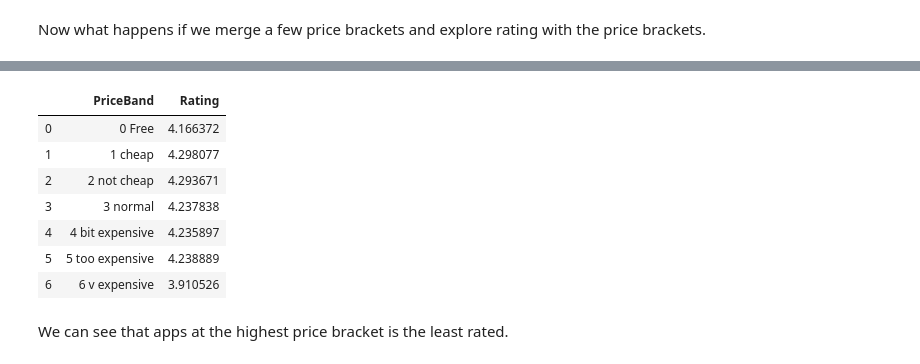
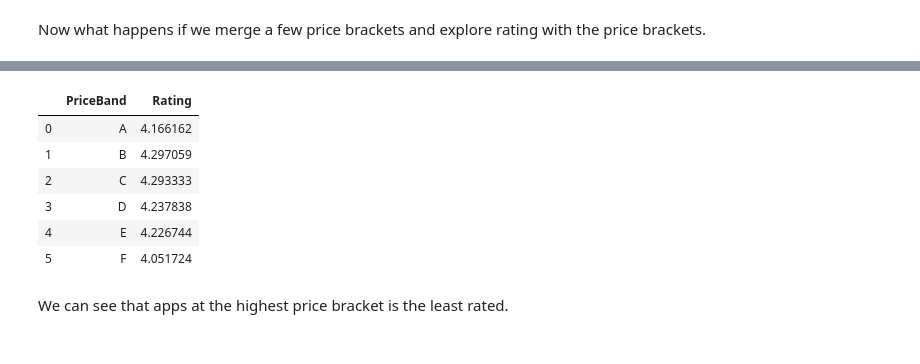
Before and after one commit to satarupa5/GooglePlayStore, a Jupyter notebook: EDA_Final.ipynb, the cells around one changed output, grey strips where cells are left out. Cells and saved outputs as stored; diff of their text form; code cells hidden in the pictures.

```diff
--- a/EDA_Final.ipynb
+++ b/EDA_Final.ipynb
@@ -358,0 +328,9 @@ There are 34 Different Categories.
+# %%
+cat_pc = df['Category'].value_counts()/df['Category'].value_counts().sum()
+type(cat_pc)
+arr = []
+for index in cat_pc.index:
+    if cat_pc[index] < 0.01:
+        arr.append(index)
+df['category_clubbed'] = np.where(df["Category"].isin(arr), "OTHERS", df['Category'])
+print("There are" , len(df['category_clubbed'].value_counts()), "Different Categories after merging.")
@@ -360,0 +428,10 @@ Communication, Social and Video Players are the most downloaded categories.
+# %%
+genre_pc = df['Genres'].value_counts()/df['Genres'].value_counts().sum()
+
+arr = []
+for index in genre_pc.index:
+    if genre_pc[index] < 0.01:
+        arr.append(index)
+df['genre_clubbed'] = np.where(df["Genres"].isin(arr), "Others", df['Genres'])
+# df['genre_clubbed'].value_counts()
+print('Now after clubbing there are', df['genre_clubbed'].nunique(), 'Genres')
@@ -423,3 +543,0 @@ print("\n", df['Genres'].unique())
-# %%
-df = df[df['Genres']!='NaN']
-# selecting the DF without NaN
@@ -518,21 +585,19 @@ Now what happens if we merge a few price brackets and explore rating with the pr
 # %%
-df.loc[ df['Price'] == 0, 'PriceBand'] = '0 Free'
-df.loc[(df['Price'] > 0) & (df['Price'] <= 0.99), 'PriceBand'] = '1 cheap'
-df.loc[(df['Price'] > 0.99) & (df['Price'] <= 2.99), 'PriceBand']   = '2 not cheap'
-df.loc[(df['Price'] > 2.99) & (df['Price'] <= 4.99), 'PriceBand']   = '3 normal'
-df.loc[(df['Price'] > 4.99) & (df['Price'] <= 14.99), 'PriceBand']   = '4 bit expensive'
-df.loc[(df['Price'] > 14.99) & (df['Price'] <= 29.99), 'PriceBand']   = '5 too expensive'
-df.loc[(df['Price'] > 29.99), 'PriceBand']  = '6 v expensive'
+df.loc[ (df['Price'] == 0), 'PriceBand'] = 'A'
+df.loc[(df['Price'] > 0) & (df['Price'] <= 1.99), 'PriceBand'] = 'B'
+df.loc[(df['Price'] > 1.99) & (df['Price'] <= 2.99), 'PriceBand']   = 'C'
+df.loc[(df['Price'] > 2.99) & (df['Price'] <= 4.99), 'PriceBand']   = 'D'
+df.loc[(df['Price'] > 4.99) & (df['Price'] <= 19.69), 'PriceBand']   = 'E'
+df.loc[(df['Price'] > 19.69), 'PriceBand'] = 'F'
 # %%
-df[['PriceBand', 'Rating']].groupby(['PriceBand'], as_index=False).mean()
+df[['PriceBand', 'Rating']].groupby(['PriceBand'], as_index=False).mean().sort_values('PriceBand', ascending = True)
 # %% [output]
 |  | PriceBand | Rating |
-| 0 | 0 Free | 4.166372 |
-| 1 | 1 cheap | 4.298077 |
-| 2 | 2 not cheap | 4.293671 |
-| 3 | 3 normal | 4.237838 |
-| 4 | 4 bit expensive | 4.235897 |
-| 5 | 5 too expensive | 4.238889 |
-| 6 | 6 v expensive | 3.910526 |
+| 0 | A | 4.166162 |
+| 1 | B | 4.297059 |
+| 2 | C | 4.293333 |
+| 3 | D | 4.237838 |
+| 4 | E | 4.226744 |
+| 5 | F | 4.051724 |
 # %% [markdown]
 We can see that apps at the highest price bracket is the least rated.
```
Also changed, not shown: parts of 112 cells of this notebook.
